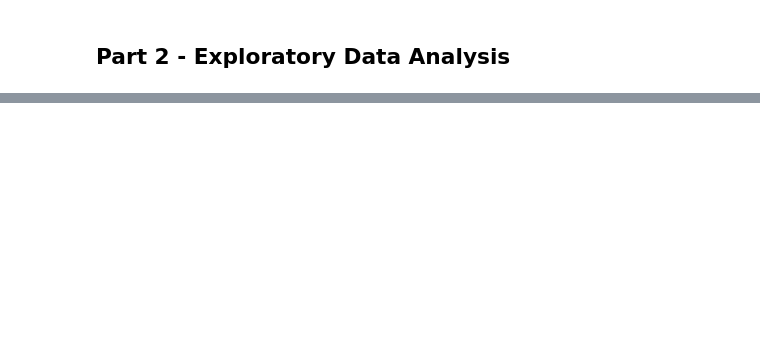
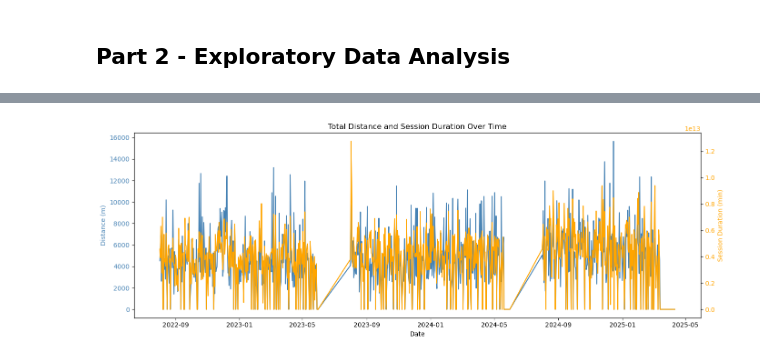
Before and after one commit to thomasrenwickm/Sports-Analytics-Project, a Jupyter notebook: EDA/gps_eda.ipynb, the cells around one changed output, grey strips where cells are left out. Drawn from its saved outputs; the diff is of its cells as text; code cells hidden in the pictures; blank space fills up the shorter version.

```diff
--- a/EDA/gps_eda.ipynb
+++ b/EDA/gps_eda.ipynb
@@ -390,0 +336,23 @@ ValueError: The truth value of a Series is ambiguous. Use a.empty, a.bool(), a.i
+# %%
+fig, ax1 = plt.subplots(figsize=(14, 5))
+
+# First y-axis for distance
+ax1.plot(gps_data['date'], gps_data['distance'], color='steelblue', label='Distance (m)')
+ax1.set_ylabel('Distance (m)', color='steelblue')
+ax1.tick_params(axis='y', labelcolor='steelblue')
+
+# Second y-axis for session duration
+ax2 = ax1.twinx()
+ax2.plot(gps_data['date'], gps_data['day_duration'], color='orange', label='Session Duration (min)')
+ax2.set_ylabel('Session Duration (min)', color='orange')
+ax2.tick_params(axis='y', labelcolor='orange')
+
+# X-axis and title
+ax1.set_xlabel('Date')
+plt.title('Total Distance and Session Duration Over Time')
+
+# Layout
+fig.tight_layout()
+plt.show()
+# %% [output]
+[figure, added]
```
Also changed, not shown: parts of 96 cells of this notebook, 2 other files.
